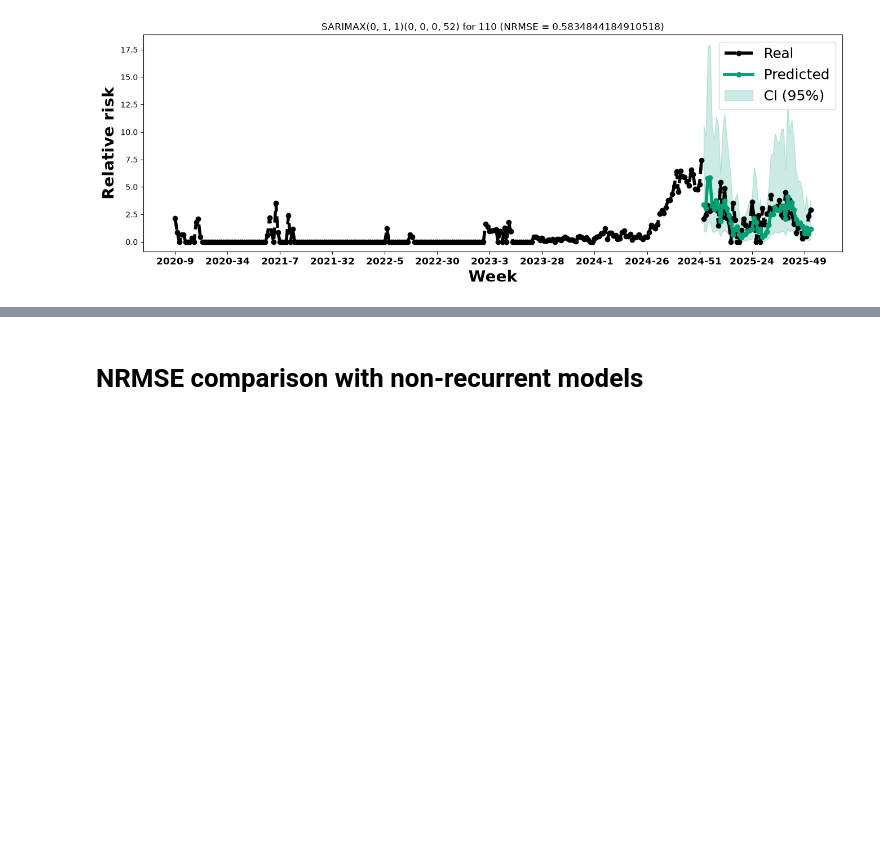
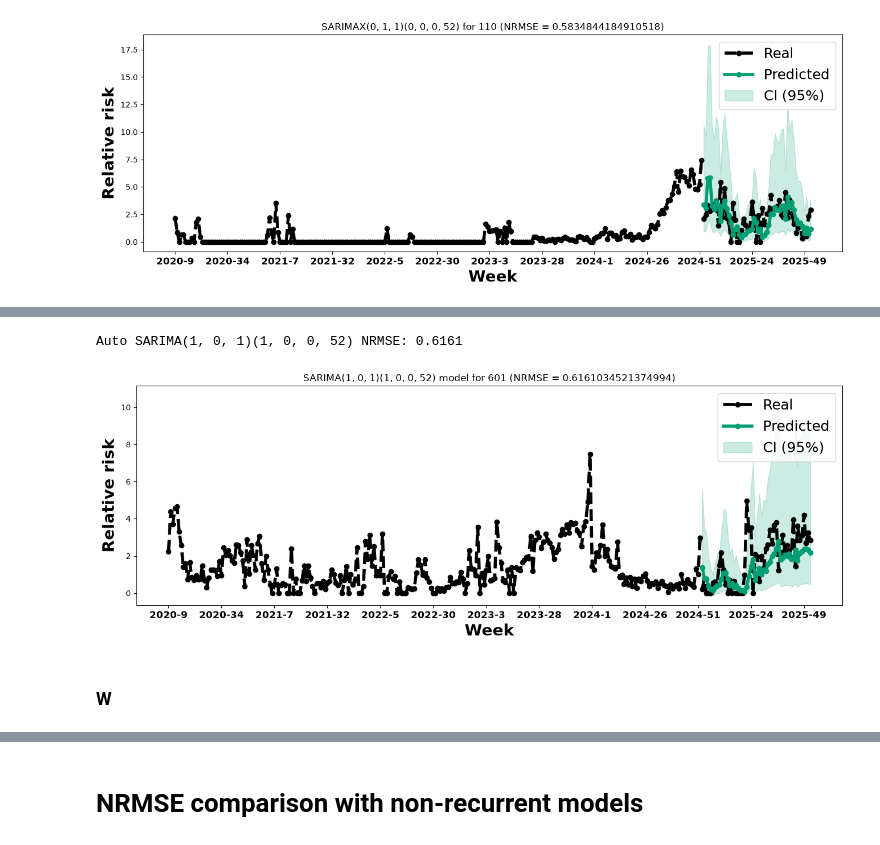
Before and after one commit to artisticlimon/dengue-recurrent-cr, a Jupyter notebook: 0_notebooks/arima_baseline.ipynb, the cells around one changed output, grey strips where cells are left out. Saved outputs shown, nothing was run; the diff lists cells and outputs as text; code cells hidden in the pictures; blank space fills up the shorter version.

Commit message:
chore: add plots for best and worst sarima and sarimax models

```diff
--- a/0_notebooks/arima_baseline.ipynb
+++ b/0_notebooks/arima_baseline.ipynb
@@ -72,0 +93,12 @@ Auto SARIMAX(0, 1, 1)(0, 0, 0, 52) NRMSE: 0.5835
+# %%
+model0 = Model(df, "601")
+X_combined, y_combined, X_train, X_test, y_test, test, pds, epsilon = model0.partition()
+
+features = X_test.drop(columns = ["rr_lag_1", "rr_lag_2", "rr_lag_3", "rr_lag_4"])
+features = features.astype(float)
+model0.arima_forecast_plot(y_combined, y_test, epsilon)
+# %% [output]
+Auto SARIMA(1, 0, 1)(1, 0, 0, 52) NRMSE: 0.6161
+[figure, added]
+# %% [markdown]
+### W
```
Also changed, not shown: parts of 21 cells of this notebook.
